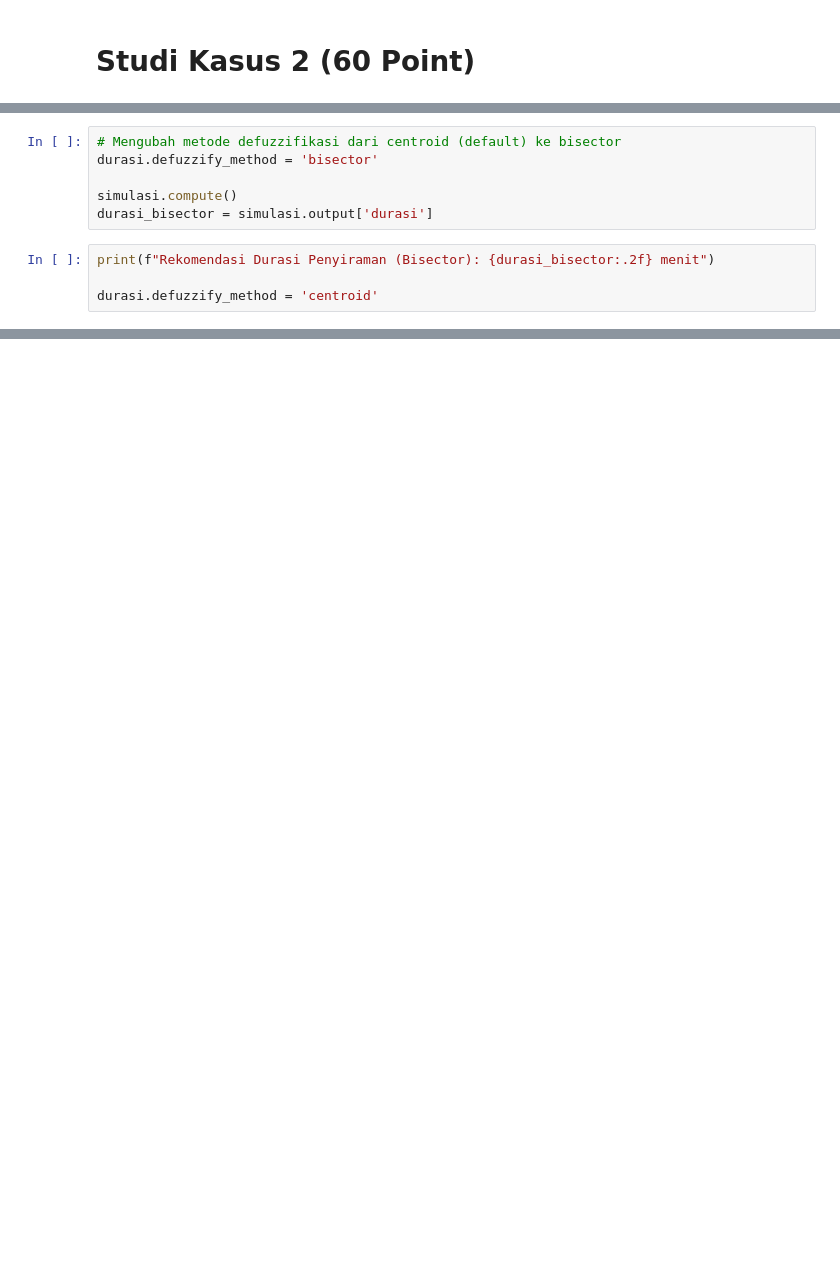
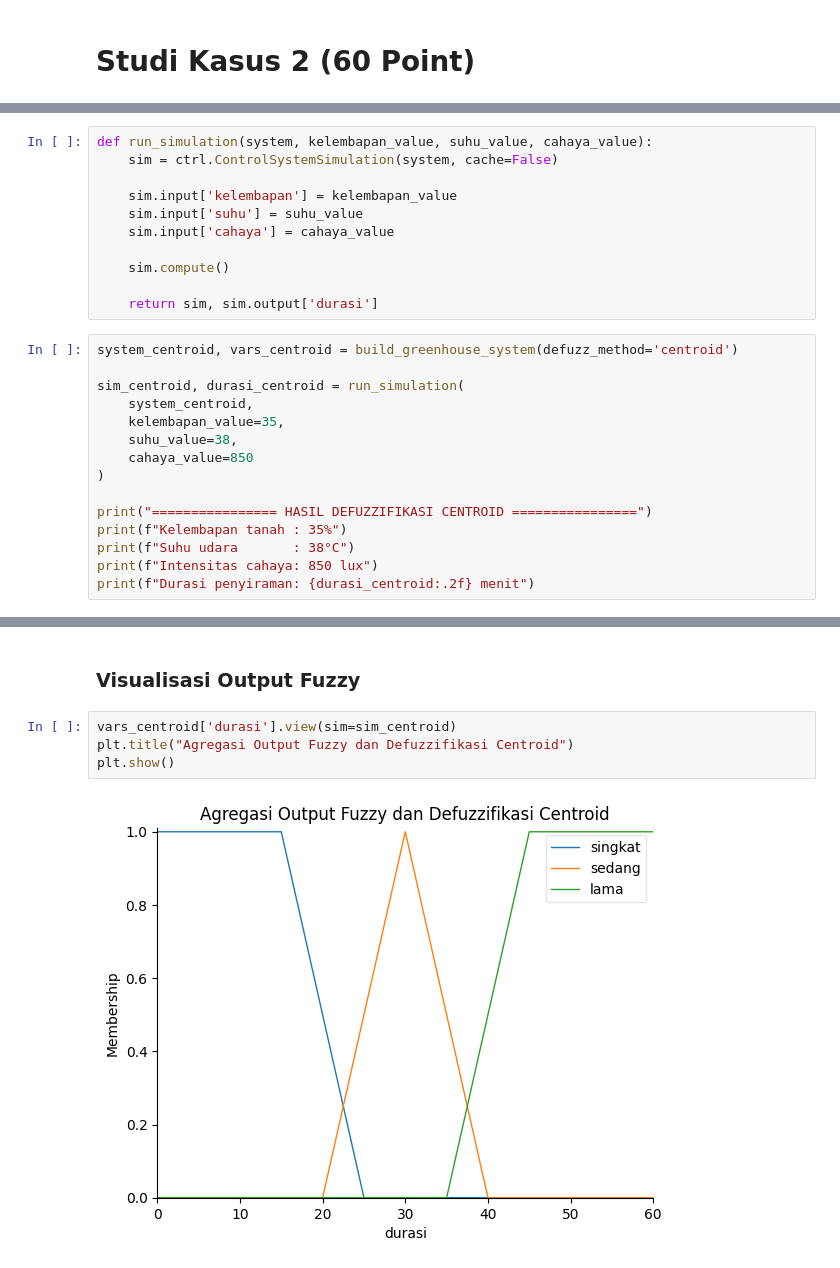
Before and after one commit to aariffaqiih/CAK2HAB3-DASAR-KECERDASAN-ARTIFISIAL, a Jupyter notebook: UAS/103112430182_'AARIF_RAHMAAN_JALALUDDIN_FAQIIH_Responsi_DKA.ipynb, the cells around one changed output, grey strips where cells are left out. Cells and saved outputs as stored; diff of their text form; blank space fills up the shorter version.

```diff
--- a/UAS/103112430182_'AARIF_RAHMAAN_JALALUDDIN_FAQIIH_Responsi_DKA.ipynb
+++ b/UAS/103112430182_'AARIF_RAHMAAN_JALALUDDIN_FAQIIH_Responsi_DKA.ipynb
@@ -160,10 +122,0 @@ plt.show()
-# %%
-# Mengubah metode defuzzifikasi dari centroid (default) ke bisector
-durasi.defuzzify_method = 'bisector'
-
-simulasi.compute()
-durasi_bisector = simulasi.output['durasi']
-# %%
-print(f"Rekomendasi Durasi Penyiraman (Bisector): {durasi_bisector:.2f} menit")
-
-durasi.defuzzify_method = 'centroid'
@@ -201,0 +196,26 @@ Artinya, sistem kendali greenhouse ini sensitif terhadap batas keanggotaan fuzzy
+# %%
+def run_simulation(system, kelembapan_value, suhu_value, cahaya_value):
+    sim = ctrl.ControlSystemSimulation(system, cache=False)
+
+    sim.input['kelembapan'] = kelembapan_value
+    sim.input['suhu'] = suhu_value
+    sim.input['cahaya'] = cahaya_value
+
+    sim.compute()
+
+    return sim, sim.output['durasi']
+# %%
+system_centroid, vars_centroid = build_greenhouse_system(defuzz_method='centroid')
+
+sim_centroid, durasi_centroid = run_simulation(
+    system_centroid,
+    kelembapan_value=35,
+    suhu_value=38,
+    cahaya_value=850
+)
+
+print("================ HASIL DEFUZZIFIKASI CENTROID ================")
+print(f"Kelembapan tanah : 35%")
+print(f"Suhu udara       : 38°C")
+print(f"Intensitas cahaya: 850 lux")
+print(f"Durasi penyiraman: {durasi_centroid:.2f} menit")
@@ -201,0 +228,8 @@ Artinya, sistem kendali greenhouse ini sensitif terhadap batas keanggotaan fuzzy
+# %% [markdown]
+### Visualisasi Output Fuzzy
+# %%
+vars_centroid['durasi'].view(sim=sim_centroid)
+plt.title("Agregasi Output Fuzzy dan Defuzzifikasi Centroid")
+plt.show()
+# %% [output]
+[figure, added]
```
Also changed, not shown: parts of 50 cells of this notebook.
